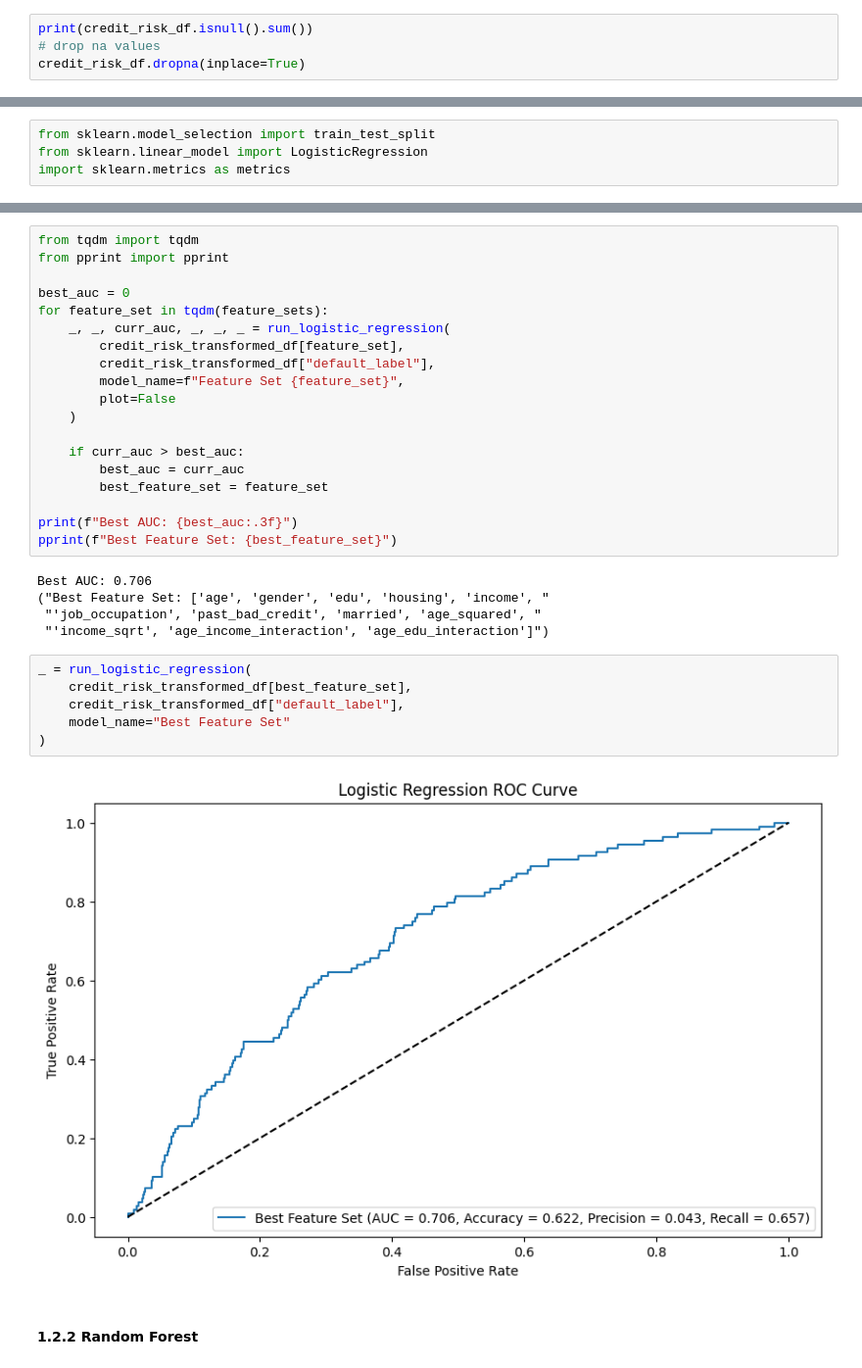
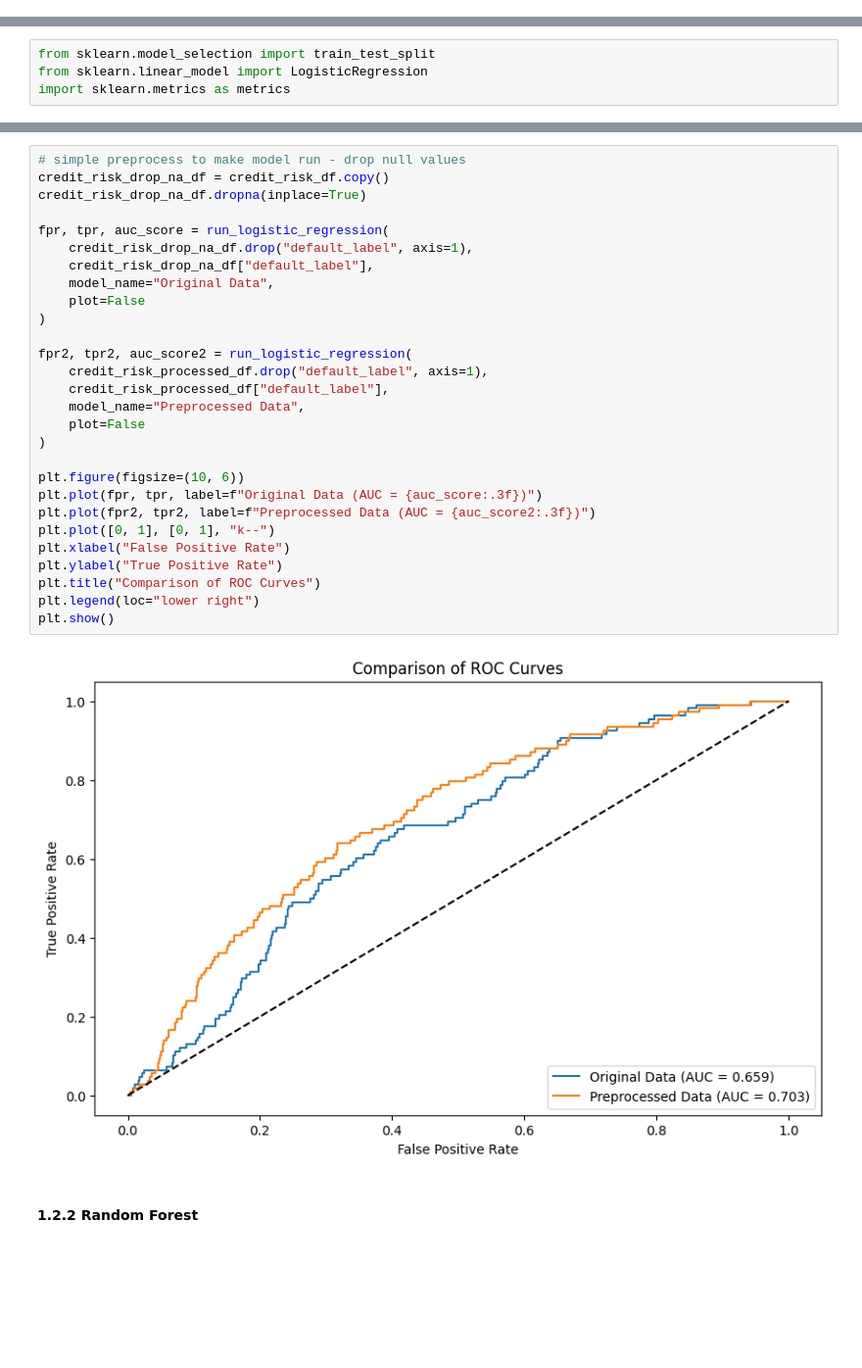
Before and after one commit to yeyechen/HKU-MFIN7034-ML, a Jupyter notebook: coursework_3.ipynb, the cells around one changed output, grey strips where cells are left out. Shown: that part at 98% size. Cells and saved outputs as stored; diff of their text form; blank space fills up the shorter version.

```diff
--- a/coursework_3.ipynb
+++ b/coursework_3.ipynb
@@ -61,7 +64,3 @@ credit_risk_df.describe()
 | 50% | 0.000000 | 42.000000 | 0.000000 | 2.000000 | 1.000000 | 5.565963e+03 | 0.000000 | 1.000000 | 1.000000 |
 | 75% | 0.000000 | 54.000000 | 1.000000 | 2.000000 | 1.000000 | 1.059000e+04 | 1.000000 | 1.000000 | 1.000000 |
 | max | 1.000000 | 9999.000000 | 1.000000 | 4.000000 | 1.000000 | 9.999999e+06 | 2.000000 | 1.000000 | 1.000000 |
-# %%
-print(credit_risk_df.isnull().sum())
-# drop na values
-credit_risk_df.dropna(inplace=True)
@@ -263,35 +164,33 @@ All feature sets are unique.
-# %%
-from tqdm import tqdm
-from pprint import pprint
-
-best_auc = 0
-for feature_set in tqdm(feature_sets):
-    _, _, curr_auc, _, _, _ = run_logistic_regression(
-        credit_risk_transformed_df[feature_set],
-        credit_risk_transformed_df["default_label"],
-        model_name=f"Feature Set {feature_set}",
-        plot=False
-    )
-
-    if curr_auc > best_auc:
-        best_auc = curr_auc
-        best_feature_set = feature_set
-
-print(f"Best AUC: {best_auc:.3f}")
-pprint(f"Best Feature Set: {best_feature_set}")
-# %% [output]
-Best AUC: 0.706
-("Best Feature Set: ['age', 'gender', 'edu', 'housing', 'income', "
- "'job_occupation', 'past_bad_credit', 'married', 'age_squared', "
- "'income_sqrt', 'age_income_interaction', 'age_edu_interaction']")
-# %%
-_ = run_logistic_regression(
-    credit_risk_transformed_df[best_feature_set],
-    credit_risk_transformed_df["default_label"],
-    model_name="Best Feature Set"
-)
-# %% [output]
-[figure, removed]
+# %%
+# simple preprocess to make model run - drop null values
+credit_risk_drop_na_df = credit_risk_df.copy()
+credit_risk_drop_na_df.dropna(inplace=True)
+
+fpr, tpr, auc_score = run_logistic_regression(
+    credit_risk_drop_na_df.drop("default_label", axis=1),
+    credit_risk_drop_na_df["default_label"],
+    model_name="Original Data",
+    plot=False
+)
+
+fpr2, tpr2, auc_score2 = run_logistic_regression(
+    credit_risk_processed_df.drop("default_label", axis=1),
+    credit_risk_processed_df["default_label"],
+    model_name="Preprocessed Data",
+    plot=False
+)
+
+plt.figure(figsize=(10, 6))
+plt.plot(fpr, tpr, label=f"Original Data (AUC = {auc_score:.3f})")
+plt.plot(fpr2, tpr2, label=f"Preprocessed Data (AUC = {auc_score2:.3f})")
+plt.plot([0, 1], [0, 1], "k--")
+plt.xlabel("False Positive Rate")
+plt.ylabel("True Positive Rate")
+plt.title("Comparison of ROC Curves")
+plt.legend(loc="lower right")
+plt.show()
+# %% [output]
+[figure, added]
 # %% [markdown]
 #### 1.2.2 Random Forest
 # %%
```
Also changed, not shown: parts of 35 cells of this notebook.
